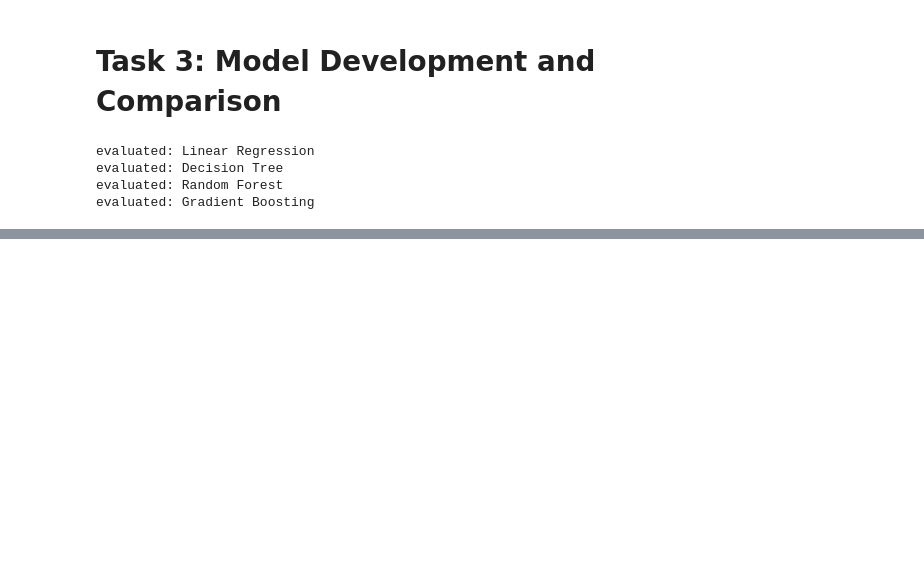
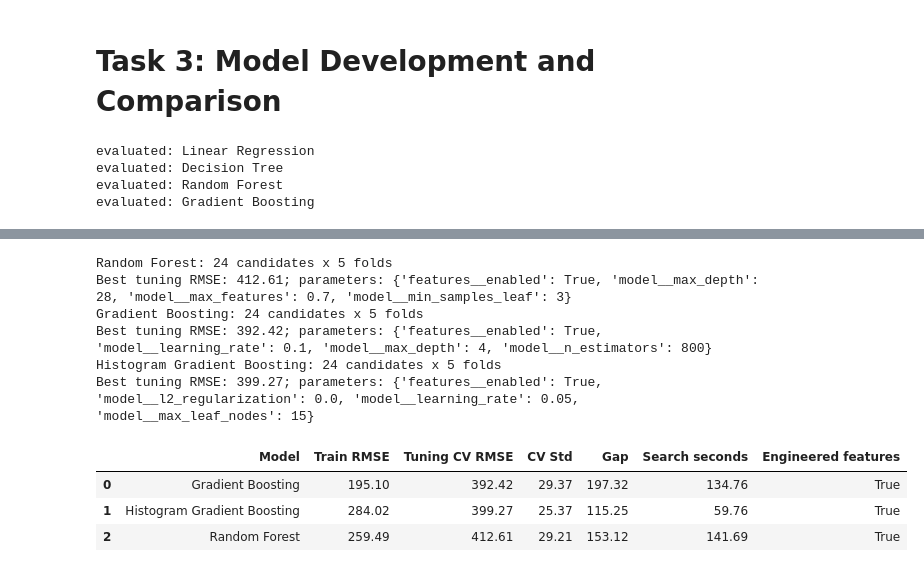
Before and after one commit to Aaryan1524/CAI_4105_2026_Fall_Team_2, a Jupyter notebook: challenge1.ipynb, the cells around one changed output, grey strips where cells are left out. Drawn from its saved outputs; the diff is of its cells as text; code cells hidden in the pictures; blank space fills up the shorter version.

```diff
--- a/challenge1.ipynb
+++ b/challenge1.ipynb
@@ -329,0 +342,54 @@ stage before a final model is selected.
+# %%
+from pathlib import Path
+import json
+from time import perf_counter
+from joblib import parallel_backend
+from threadpoolctl import threadpool_limits
+from sklearn.base import clone
+from sklearn.model_selection import GridSearchCV, ParameterGrid
+from task4_modeling import search_spaces, search_table
+
+N_JOBS = 4
+results_dir = Path("task4_results")
+results_dir.mkdir(exist_ok=True)
+spaces = search_spaces()
+searches = {}
+tuning_rows = []
+
+for name, (pipeline, grid) in spaces.items():
+    print(f"{name}: {len(ParameterGrid(grid))} candidates x 5 folds", flush=True)
+    search = GridSearchCV(
+        pipeline, grid, cv=cv, scoring="neg_root_mean_squared_error",
+        n_jobs=N_JOBS, pre_dispatch=N_JOBS, refit=True,
+        return_train_score=True, error_score="raise",
+    )
+    start = perf_counter()
+    with parallel_backend("threading"), threadpool_limits(limits=1):
+        search.fit(X, y)
+    elapsed = perf_counter() - start
+    searches[name] = search
+    table = search_table(search)
+    table.to_csv(results_dir / (name.lower().replace(" ", "_") + "_grid.csv"), index=False)
+    best = table.iloc[0]
+    tuning_rows.append({
+        "Model": name, "Train RMSE": best["Train RMSE"],
+        "Tuning CV RMSE": best["CV RMSE"], "CV Std": best["CV Std"],
+        "Gap": best["Gap"], "Search seconds": elapsed,
+        "Engineered features": search.best_params_["features__enabled"],
+    })
+    print(f"Best tuning RMSE: {-search.best_score_:.2f}; parameters: {search.best_params_}", flush=True)
+
+tuning_comparison = pd.DataFrame(tuning_rows).sort_values("Tuning CV RMSE").reset_index(drop=True)
+tuning_comparison.to_csv(results_dir / "tuning_comparison.csv", index=False)
+display(tuning_comparison.round(2))
+# %% [output]
+Random Forest: 24 candidates x 5 folds
+Best tuning RMSE: 412.61; parameters: {'features__enabled': True, 'model__max_depth': 28, 'model__max_features': 0.7, 'model__min_samples_leaf': 3}
+Gradient Boosting: 24 candidates x 5 folds
+Best tuning RMSE: 392.42; parameters: {'features__enabled': True, 'model__learning_rate': 0.1, 'model__max_depth': 4, 'model__n_estimators': 800}
+Histogram Gradient Boosting: 24 candidates x 5 folds
+Best tuning RMSE: 399.27; parameters: {'features__enabled': True, 'model__l2_regularization': 0.0, 'model__learning_rate': 0.05, 'model__max_leaf_nodes': 15}
+|  | Model | Train RMSE | Tuning CV RMSE | CV Std | Gap | Search seconds | Engineered features |
+| 0 | Gradient Boosting | 195.10 | 392.42 | 29.37 | 197.32 | 134.76 | True |
+| 1 | Histogram Gradient Boosting | 284.02 | 399.27 | 25.37 | 115.25 | 59.76 | True |
+| 2 | Random Forest | 259.49 | 412.61 | 29.21 | 153.12 | 141.69 | True |
```
Also changed, not shown: parts of 15 cells of this notebook, 16 other files.
